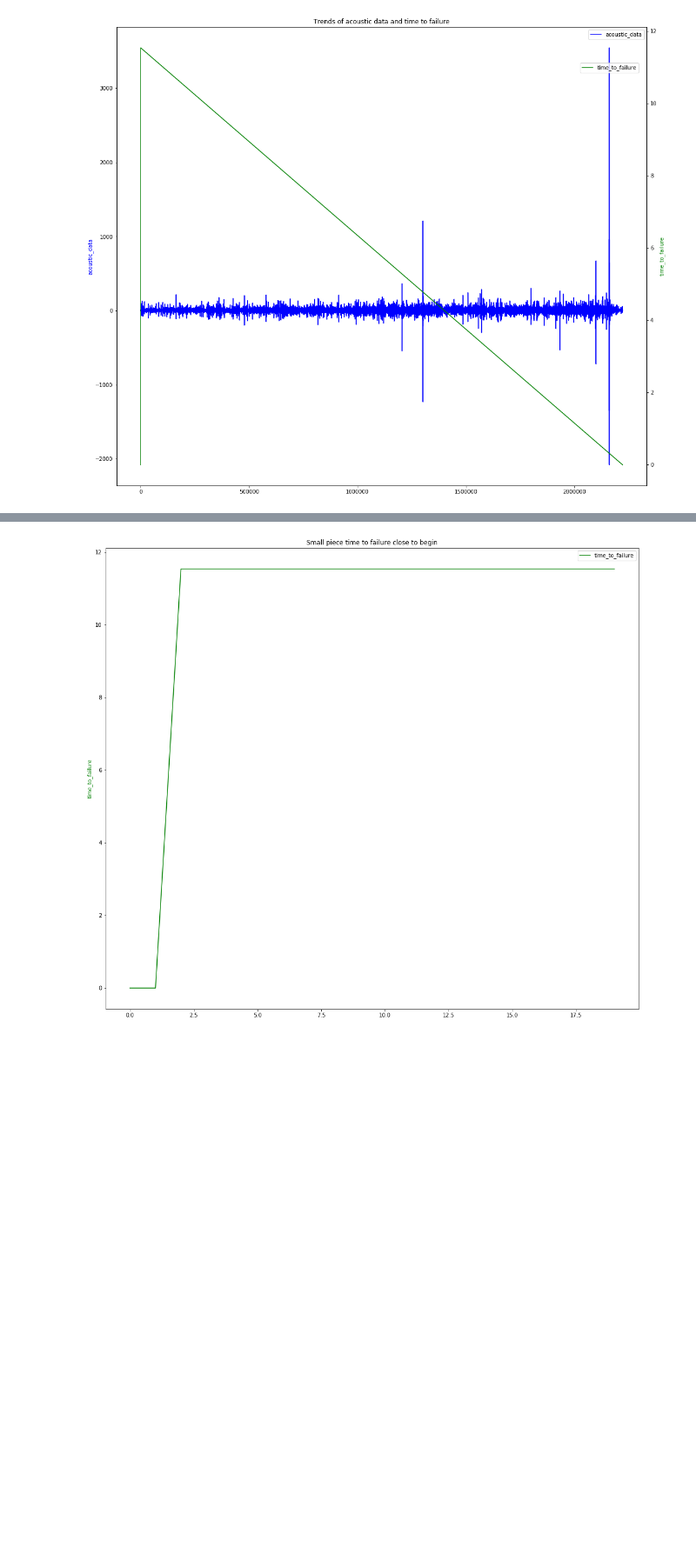
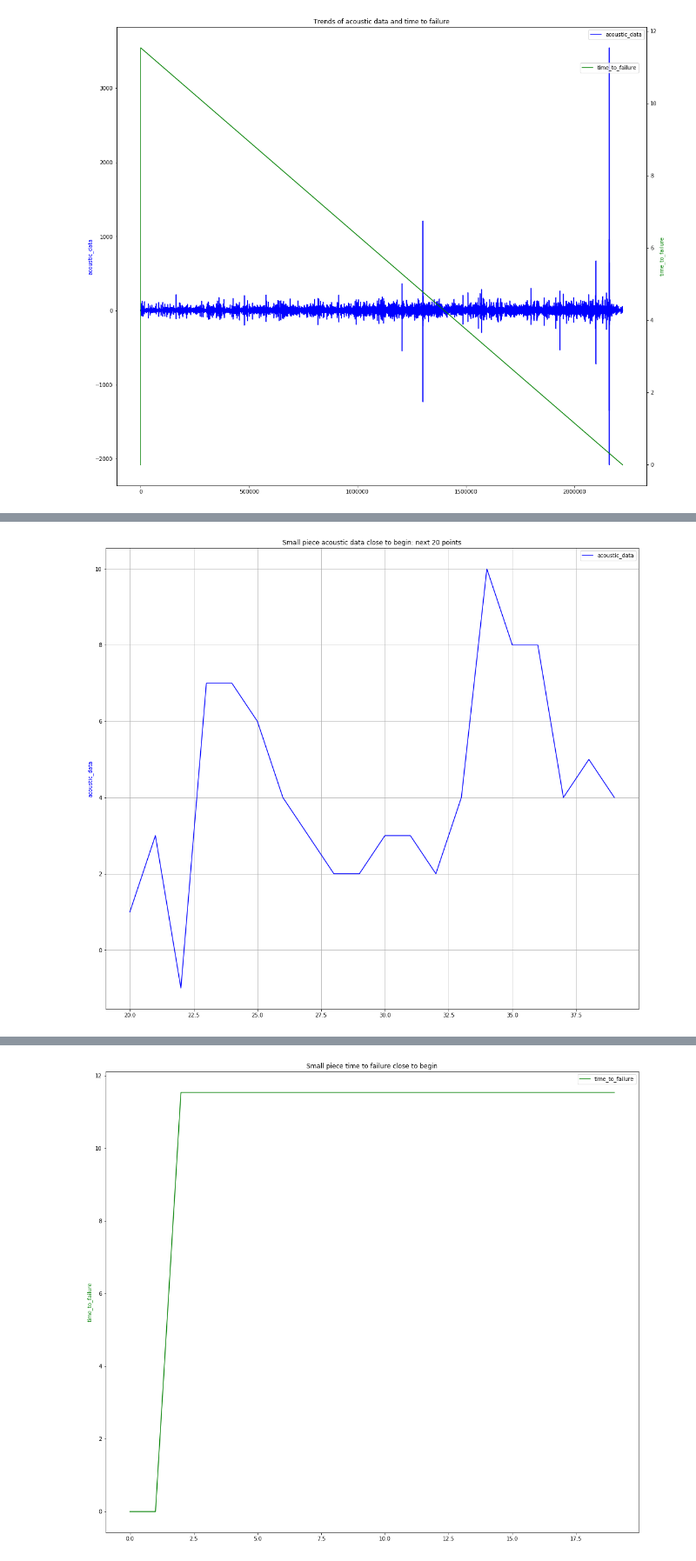
Before and after one commit to contemplat0r/LANL_Earthquake_Prediction, a Jupyter notebook: lanl-data-investigation-and-learn.ipynb, the cells around one changed output, grey strips where cells are left out. Shown at 87% size. Saved outputs shown, nothing was run; the diff lists cells and outputs as text; code cells hidden in the pictures; blank space fills up the shorter version.

```diff
--- a/lanl-data-investigation-and-learn.ipynb
+++ b/lanl-data-investigation-and-learn.ipynb
@@ -117,0 +118,13 @@ plt.grid(True)
+# %%
+fig2, ax2 = plt.subplots(figsize=(18, 16))
+plt.title("Small piece acoustic data close to begin: next 20 points")
+plt.plot(for_investigation_df['acoustic_data'].iloc[20:40], color='b')
+ax2.set_ylabel("acoustic_data", color='b')
+plt.legend(["acoustic_data"])
+#ax2 = ax1.twinx()
+#plt.plot(time_to_failure_chunks, color='g')
+#ax2.set_ylabel('time_to_failure', color='g')
+#plt.legend(['time_to_failure'], loc=(0.875, 0.9))
+plt.grid(True)
+# %% [output]
+[figure, added]
```
Also changed, not shown: parts of 20 cells of this notebook, 4 other files.
